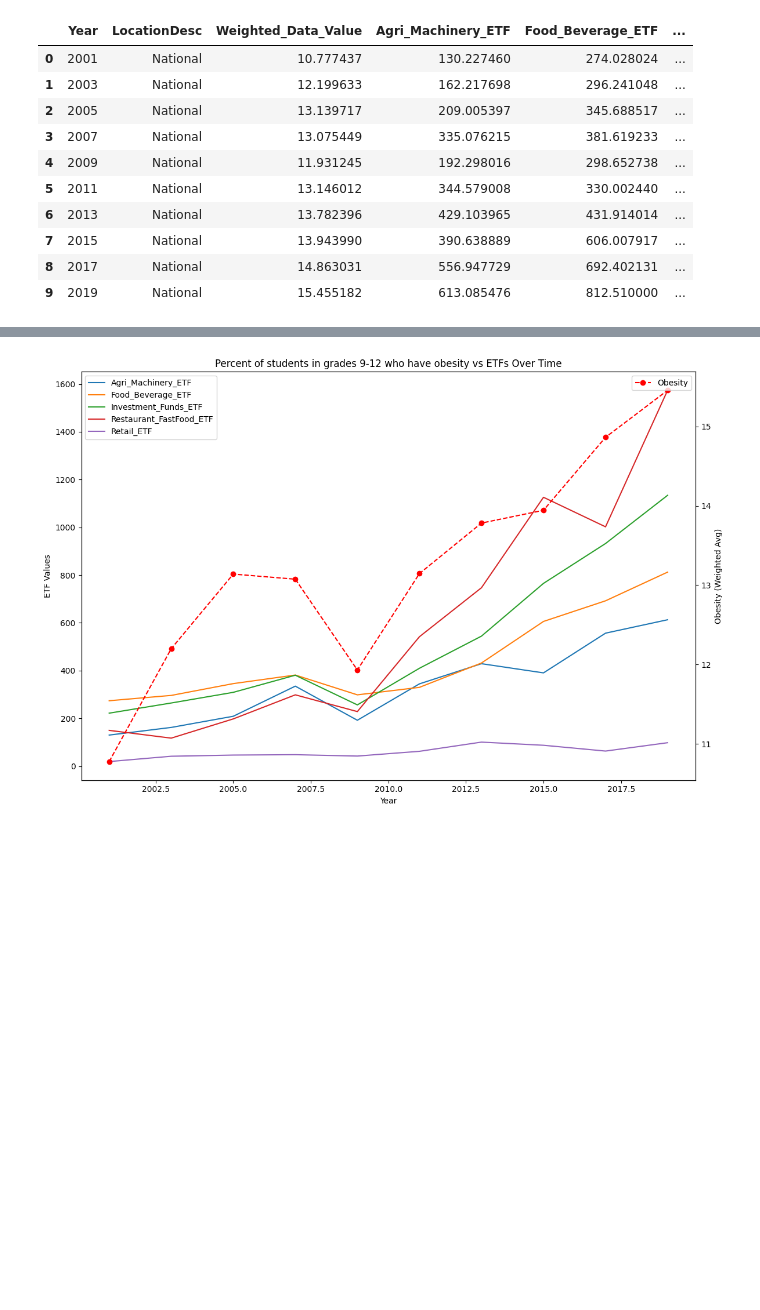
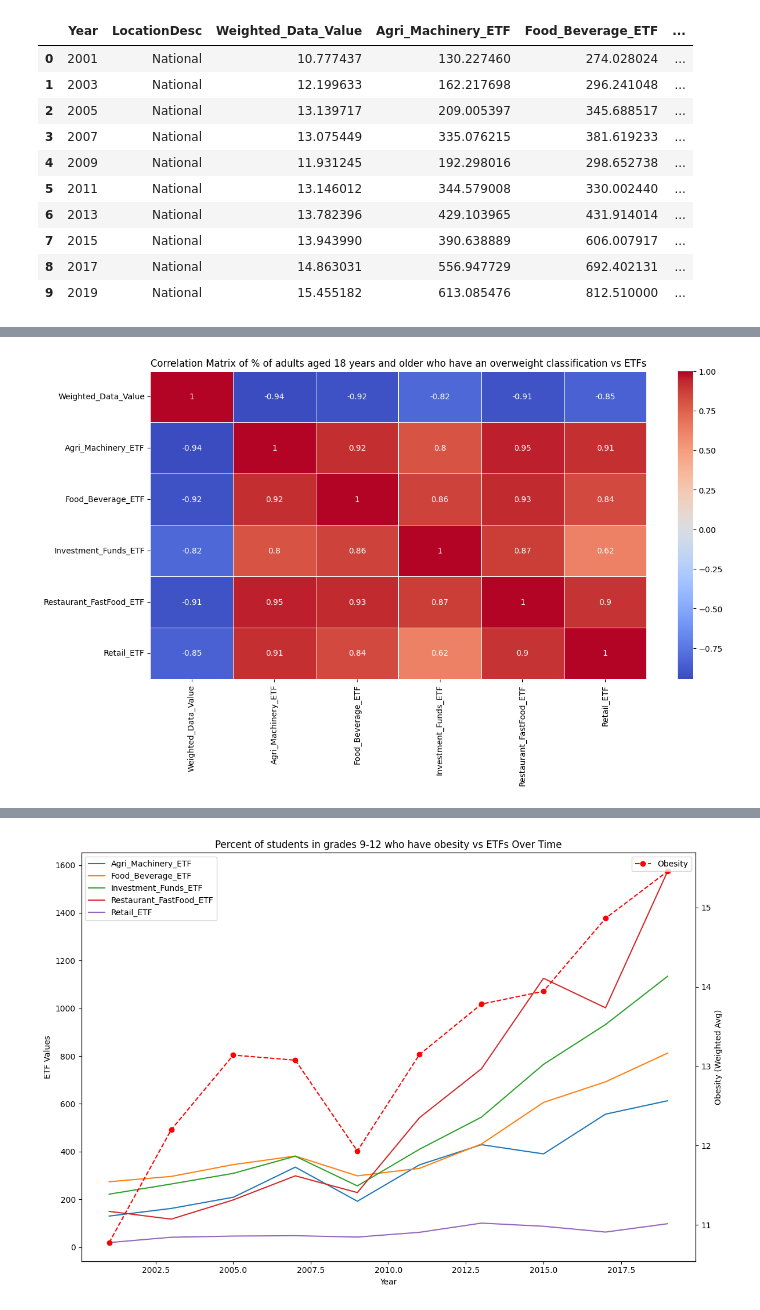
Before and after one commit to TonyZhang2004/Citadel-Summer-Datathon, a Jupyter notebook: EDA/synth_etf_corr.ipynb, the cells around one changed output, grey strips where cells are left out. Saved outputs shown, nothing was run; the diff lists cells and outputs as text; code cells hidden in the pictures; blank space fills up the shorter version.

```diff
--- a/EDA/synth_etf_corr.ipynb
+++ b/EDA/synth_etf_corr.ipynb
@@ -270,0 +257,6 @@ corr_4_matrix
+# %%
+corr_4_matrix = plt_corr_matrix(merged_4_df, "% of adults aged 18 years and older who have an overweight classification")
+
+corr_4_matrix
+# %% [output]
+[figure, added]
```
Also changed, not shown: parts of 7 cells of this notebook.
